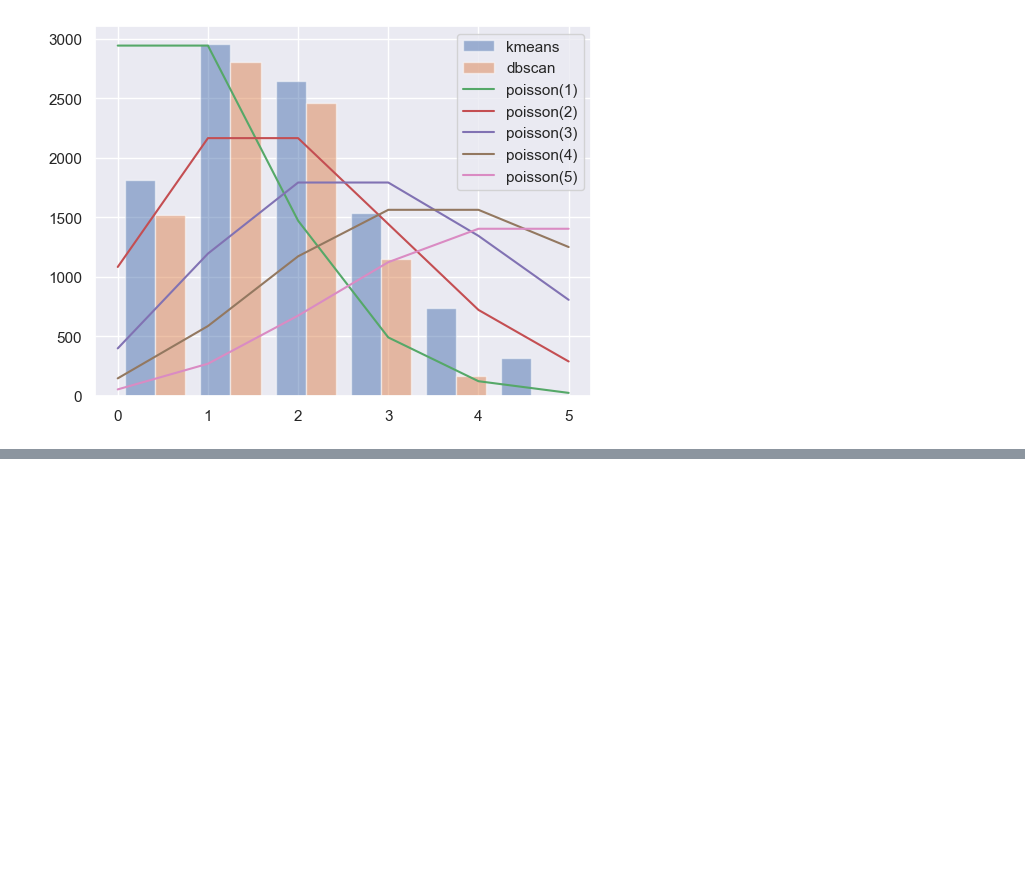
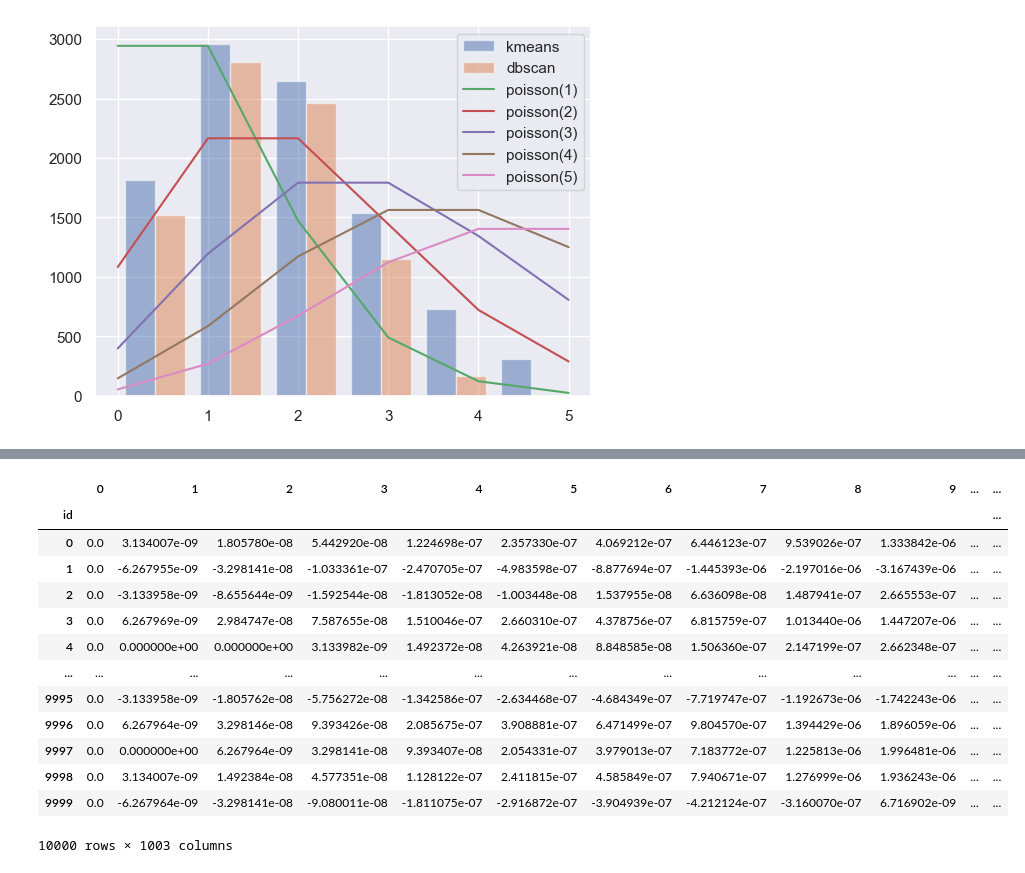
Before and after one commit to KeisukeTTTT/PhotonClustering, a Jupyter notebook: src/process.ipynb, the cells around one changed output, grey strips where cells are left out. Cells and saved outputs as stored; diff of their text form; code cells hidden in the pictures; blank space fills up the shorter version.

```diff
--- a/src/process.ipynb
+++ b/src/process.ipynb
@@ -123,0 +159,17 @@ plt.show()
+# %%
+df_optimal_filtered
+# %% [output]
+|  | 0 | 1 | 2 | 3 | 4 | 5 | 6 | 7 | 8 | 9 | ... | ... |
+| id |  |  |  |  |  |  |  |  |  |  |  | ... |
+| 0 | 0.0 | 3.134007e-09 | 1.805780e-08 | 5.442920e-08 | 1.224698e-07 | 2.357330e-07 | 4.069212e-07 | 6.446123e-07 | 9.539026e-07 | 1.333842e-06 | ... | ... |
+| 1 | 0.0 | -6.267955e-09 | -3.298141e-08 | -1.033361e-07 | -2.470705e-07 | -4.983598e-07 | -8.877694e-07 | -1.445393e-06 | -2.197016e-06 | -3.167439e-06 | ... | ... |
+| 2 | 0.0 | -3.133958e-09 | -8.655644e-09 | -1.592544e-08 | -1.813052e-08 | -1.003448e-08 | 1.537955e-08 | 6.636098e-08 | 1.487941e-07 | 2.665553e-07 | ... | ... |
+| 3 | 0.0 | 6.267969e-09 | 2.984747e-08 | 7.587655e-08 | 1.510046e-07 | 2.660310e-07 | 4.378756e-07 | 6.815759e-07 | 1.013440e-06 | 1.447207e-06 | ... | ... |
+| 4 | 0.0 | 0.000000e+00 | 0.000000e+00 | 3.133982e-09 | 1.492372e-08 | 4.263921e-08 | 8.848585e-08 | 1.506360e-07 | 2.147199e-07 | 2.662348e-07 | ... | ... |
+| ... | ... | ... | ... | ... | ... | ... | ... | ... | ... | ... | ... | ... |
+| 9995 | 0.0 | -3.133958e-09 | -1.805762e-08 | -5.756272e-08 | -1.342586e-07 | -2.634468e-07 | -4.684349e-07 | -7.719747e-07 | -1.192673e-06 | -1.742243e-06 | ... | ... |
+| 9996 | 0.0 | 6.267964e-09 | 3.298146e-08 | 9.393426e-08 | 2.085675e-07 | 3.908881e-07 | 6.471499e-07 | 9.804570e-07 | 1.394429e-06 | 1.896059e-06 | ... | ... |
+| 9997 | 0.0 | 0.000000e+00 | 6.267964e-09 | 3.298141e-08 | 9.393407e-08 | 2.054331e-07 | 3.979013e-07 | 7.183772e-07 | 1.225813e-06 | 1.996481e-06 | ... | ... |
+| 9998 | 0.0 | 3.134007e-09 | 1.492384e-08 | 4.577351e-08 | 1.128122e-07 | 2.411815e-07 | 4.585849e-07 | 7.940671e-07 | 1.276999e-06 | 1.936243e-06 | ... | ... |
+| 9999 | 0.0 | -6.267964e-09 | -3.298141e-08 | -9.080011e-08 | -1.811075e-07 | -2.916872e-07 | -3.904939e-07 | -4.212124e-07 | -3.160070e-07 | 6.716902e-09 | ... | ... |
+10000 rows × 1003 columns
```
Also changed, not shown: parts of 6 cells of this notebook.
